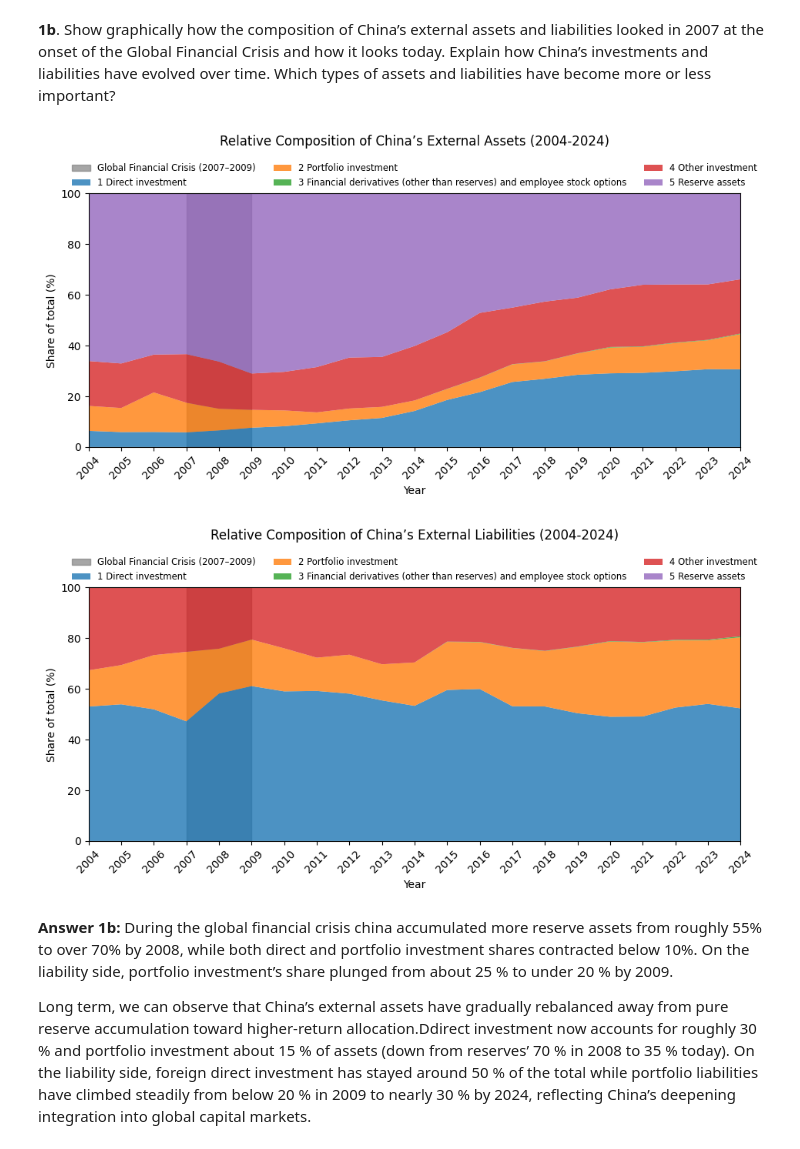
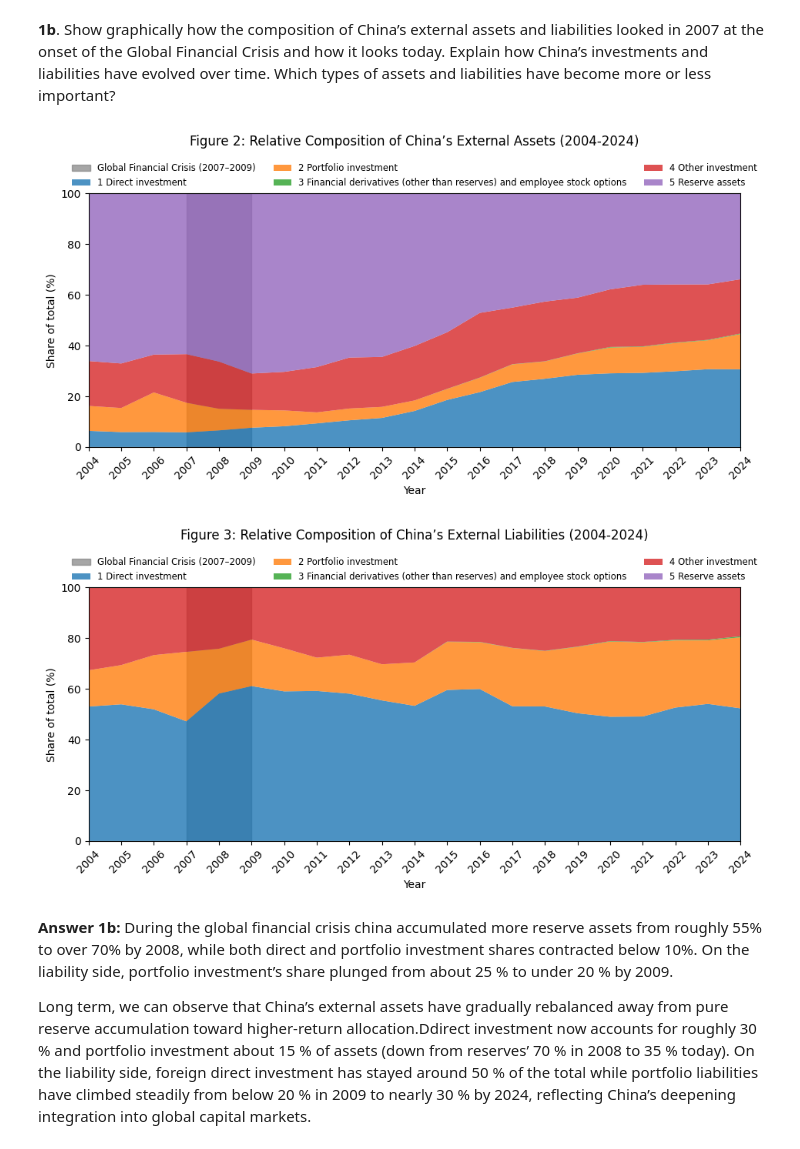
Before and after one commit to J-Wilke/Computational-Economics, a Jupyter notebook: Data Viz/China as a Global Creditor - a Data Excercise/Data Excercise.ipynb, the cells around one changed output. Saved outputs shown, nothing was run; the diff lists cells and outputs as text; code cells hidden in the pictures.

```diff
--- a/Data Viz/China as a Global Creditor - a Data Excercise/Data Excercise.ipynb
+++ b/Data Viz/China as a Global Creditor - a Data Excercise/Data Excercise.ipynb
@@ -153,7 +153,7 @@ ax.stackplot(assets_pct.index, assets_pct.T, labels=labels, alpha=0.8)
 
 # Formatting
 ax.set_title(
-    "Relative Composition of China’s External Assets (2004-2024)\n",
+    "Figure 2: Relative Composition of China’s External Assets (2004-2024)\n",
     pad=30
 )
 ax.set_xlabel("Year")
@@ -195,36 +195,36 @@ ax.stackplot(liabs_pct.index, liabs_pct.T, labels=labels, alpha=0.8)
 
 # Formatting
 ax.set_title(
-    "Relative Composition of China’s External Liabilities (2004-2024)\n",
+    "Figure 3: Relative Composition of China’s External Liabilities (2004-2024)\n",
     pad=30
 )
 ax.set_xlabel("Year")
 ax.set_ylabel("Share of total (%)")
 ax.set_ylim(0, 100)
 
 # X‐ticks as integers, rotated
 ax.set_xticks(liabs_pct.index)
 ax.set_xticklabels(liabs_pct.index.astype(int), rotation=45)
 
 # Pin x‐axis to data range
 ax.set_xlim(liabs_pct.index.min(), liabs_pct.index.max())
 
 # Legend between title and plot
 handles, labs = ax.get_legend_handles_labels()
 ax.legend(
     handles, labs,
     loc='upper center',
     bbox_to_anchor=(0.5, 1.15),
     ncol=3,
     fontsize='small',
     frameon=False
 )
 
 plt.tight_layout()
 plt.show()
 # %% [output]
-[figure, old version]
+[figure, new version]
-[figure, old version]
+[figure, new version]
 # %% [markdown]
 **Answer 1b:**
 During the global financial crisis china accumulated more reserve assets from roughly 55% to over 70% by 2008, while both direct and portfolio investment shares contracted below 10%. On the liability side, portfolio investment’s share plunged from about 25 % to under 20 % by 2009.
```
Also changed, not shown: parts of 4 cells of this notebook.
